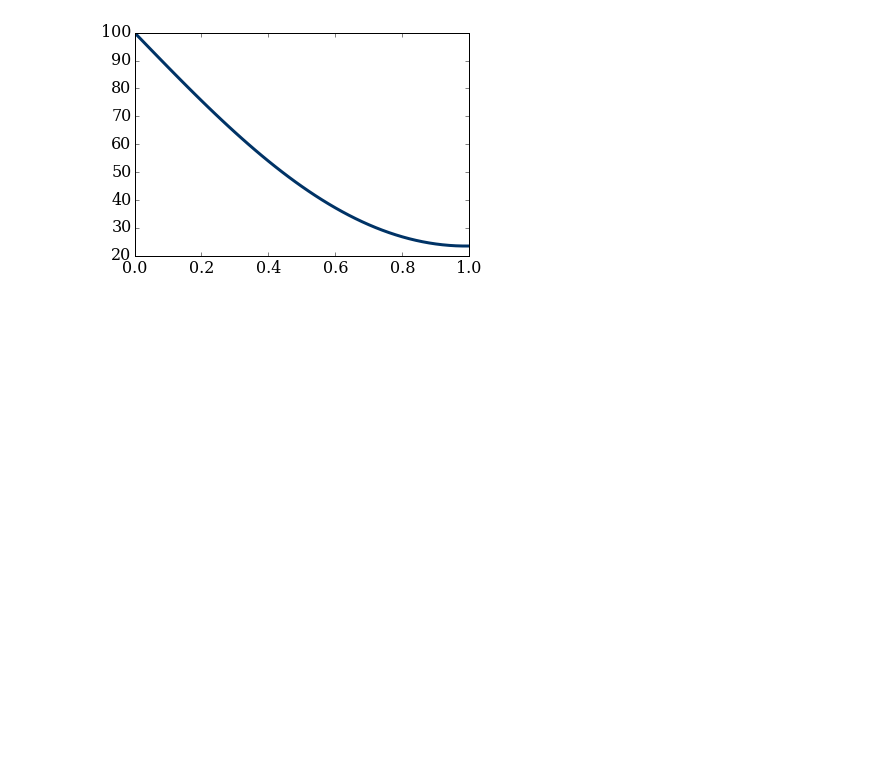
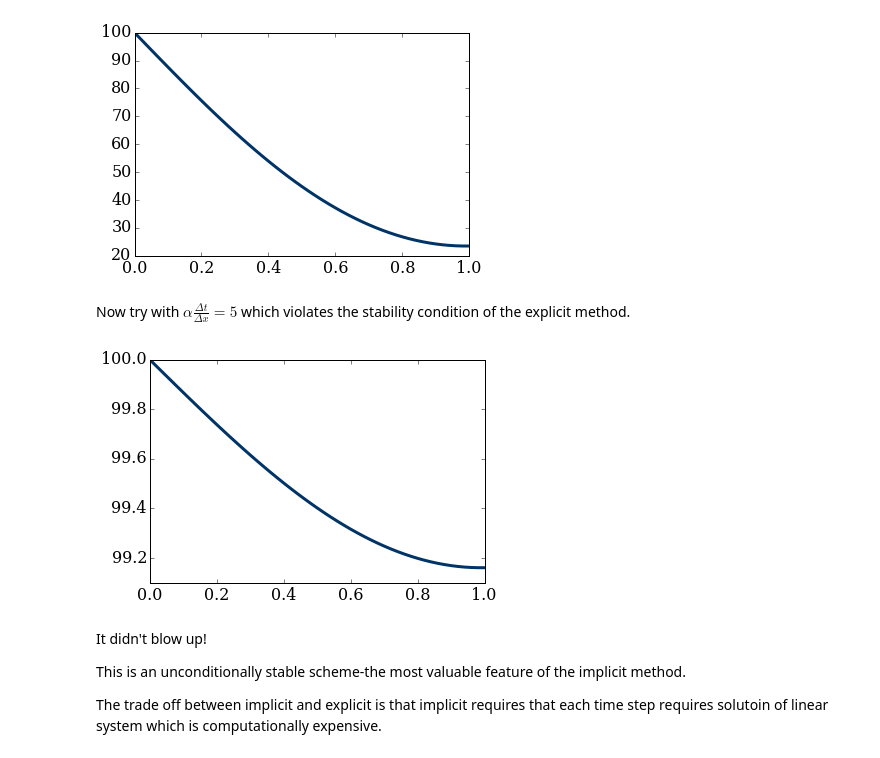
Before and after one commit to cdigangi8/working_dir, a Jupyter notebook: working/Module_4.02.ipynb, the cells around one changed output. Cells and saved outputs as stored; diff of their text form; code cells hidden in the pictures; blank space fills up the shorter version.

```diff
--- a/working/Module_4.02.ipynb
+++ b/working/Module_4.02.ipynb
@@ -195,3 +195,21 @@ T = implicit_ftcs(Ti.copy(), A, nt, sigma, qdx)
 pyplot.plot(numpy.linspace(0,1,nx), T, color='#003366', ls='-', lw=3);
 # %% [output]
 [figure]
+# %% [markdown]
+Now try with $\alpha \frac{\Delta t}{\Delta x} = 5$ which violates the stability condition of the explicit method.
+# %%
+sigma = 5.0
+
+A = generateMatrix(nx,sigma)
+
+T = implicit_ftcs(Ti.copy(), A, nt, sigma, qdx)
+
+pyplot.plot(numpy.linspace(0,1,nx), T, color='#003366', ls='-', lw=3);
+# %% [output]
+[figure, added]
+# %% [markdown]
+It didn't blow up!
+
+This is an unconditionally stable scheme-the most valuable feature of the implicit method.
+
+The trade off between implicit and explicit is that implicit requires that each time step requires solutoin of linear system which is computationally expensive.
```
